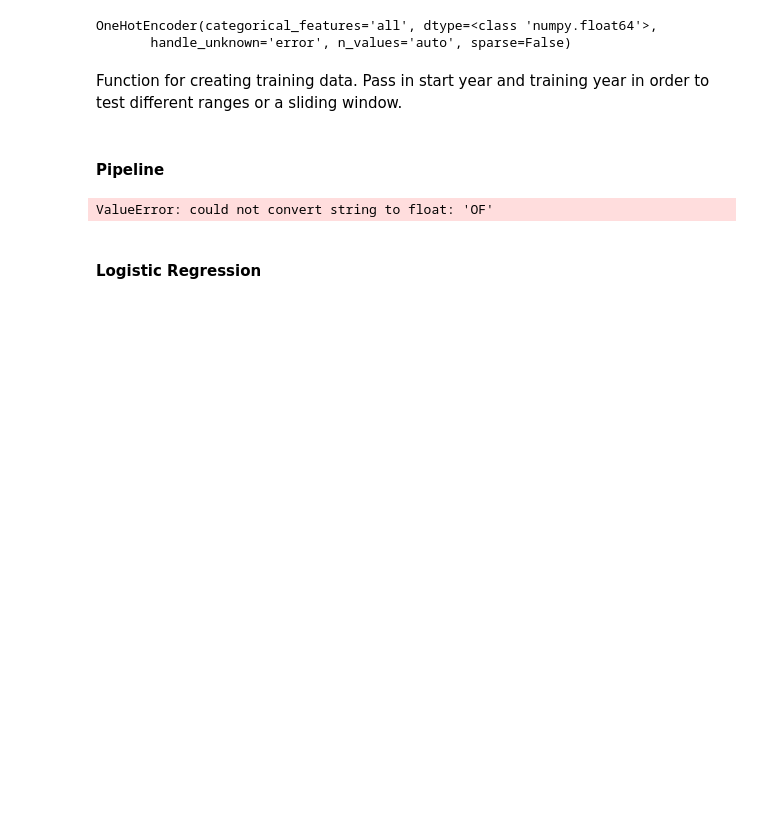
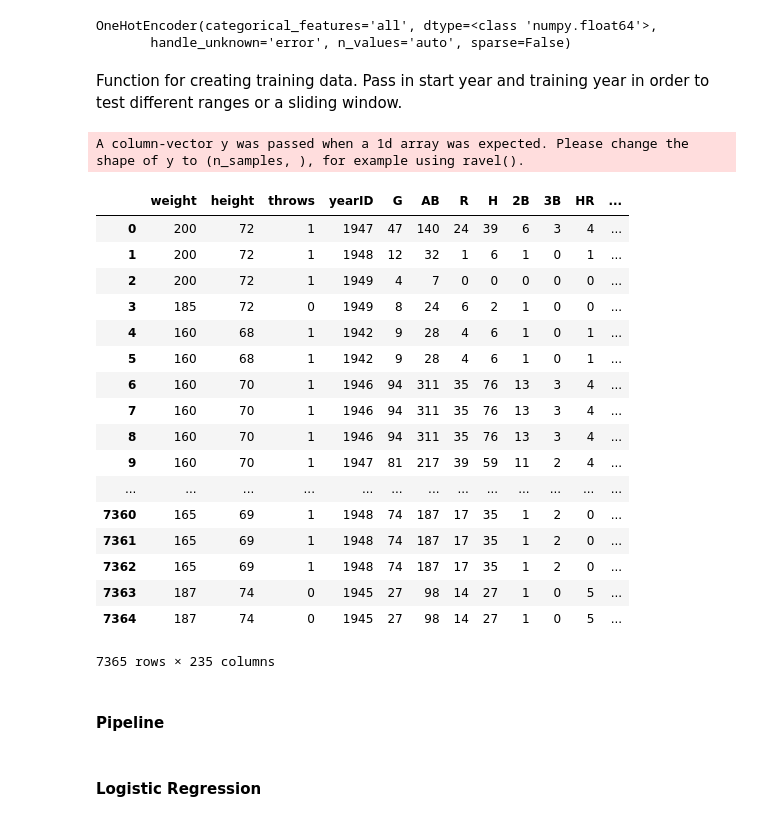
Before and after one commit to quincyschurr/machineLearning, a Jupyter notebook: Lab2/Lab2.ipynb, the cells around one changed output. Saved outputs shown, nothing was run; the diff lists cells and outputs as text; code cells hidden in the pictures; blank space fills up the shorter version.

Commit message:
OHE WORKS!!!!!!
Training data is OHE.

```diff
--- a/Lab2/Lab2.ipynb
+++ b/Lab2/Lab2.ipynb
@@ -54,15 +54,22 @@ from sklearn.preprocessing import OneHotEncoder
 
 team_list = pd.unique(batting.teamID)
 birthCountry_list = pd.unique(master.birthCountry.dropna())
+position_list = pd.unique(fielding.POS)
+bats_list = pd.unique(master.bats.dropna())
 
 le_team = LabelEncoder()
 le_country = LabelEncoder()
-#ohe_team = OneHotEncoder(categorical_features='teamID',sparse=False)
+le_position = LabelEncoder()
+le_bats = LabelEncoder()
 ohe_team = OneHotEncoder(sparse=False)
 ohe_country = OneHotEncoder(sparse=False)
+ohe_position = OneHotEncoder(sparse=False)
+ohe_bats = OneHotEncoder(sparse=False)
 
 ohe_team.fit(le_team.fit_transform(team_list).reshape(-1,1))
 ohe_country.fit(le_country.fit_transform(birthCountry_list).reshape(-1,1))
+ohe_position.fit(le_position.fit_transform(position_list).reshape(-1,1))
+ohe_bats.fit(le_bats.fit_transform(bats_list).reshape(-1,1))
 # %% [output]
 OneHotEncoder(categorical_features='all', dtype=<class 'numpy.float64'>,
        handle_unknown='error', n_values='auto', sparse=False)
@@ -91,9 +98,21 @@ def createTrainingData(start_year=1933, end_year=1949):
     for x in value_list:
         master_train[x] = master_train[x].astype(int)
 
-    '''teams = master_train.teamID
+    teams = master_train[['teamID']]
     teams = ohe_team.transform(le_team.transform(teams).reshape(-1,1))
-    print('This was teams')'''
+    teams_df = pd.DataFrame(data=teams, columns=le_team.classes_)
+
+    countries = master_train[['birthCountry']]
+    countries = ohe_country.transform(le_country.transform(countries).reshape(-1,1))
+    countries_df = pd.DataFrame(data=countries, columns=le_country.classes_)
+
+    positions = master_train[['POS']]
+    positions = ohe_position.transform(le_position.transform(positions).reshape(-1,1))
+    positions_df = pd.DataFrame(data=positions, columns=le_position.classes_)
+
+    bat_side = master_train[['bats']]
+    bat_side = ohe_bats.transform(le_bats.transform(bat_side).reshape(-1,1))
+    bat_side_df = pd.DataFrame(data=bat_side, columns=le_bats.classes_)
 
     #master_train.apply(ohe_team.transform(master_train['teamID']))
 
@@ -104,13 +123,46 @@ def createTrainingData(start_year=1933, end_year=1949):
     #x = pd.concat(x, pd.DataFrame(teams))
     y = (~ x.teamID_y.isnull()).astype(int)
 
+    master_train.reset_index(inplace=True)
+    teams_df.reset_index(inplace=True)
+    countries_df.reset_index(inplace=True)
+    positions_df.reset_index(inplace=True)
+    bat_side_df.reset_index(inplace=True)
 
-    #master_train.drop(['birthCountry', 'teamID', 'lgID', 'bats', 'throws', 'POS', 'debut', 'finalGame', 'playerID'], axis=1, inplace=True)
+    master_train.throws = (master_train.throws == 'R').astype(int)
+
+    bat_side_df.rename(columns={'R' : 'BR', 'L' : 'BL'}, inplace=True)
+
+    master_train.drop(['birthCountry', 'teamID', 'lgID', 'bats', 'POS', 'debut', 'finalGame', 'playerID'], axis=1, inplace=True)
+    master_train = pd.concat([master_train, teams_df, countries_df, positions_df, bat_side_df], axis = 1)
+    master_train.drop(['index'], axis=1, inplace=True)
 
     return master_train, y
 # %%
 master_train, allstar_in_range = createTrainingData()
+pd.set_option('display.max_columns', 155)
 #print(allstar_in_range[allstar_in_range==1])
+master_train
+# %% [output]
+A column-vector y was passed when a 1d array was expected. Please change the shape of y to (n_samples, ), for example using ravel().
+|  | weight | height | throws | yearID | G | AB | R | H | 2B | 3B | HR | ... |
+| 0 | 200 | 72 | 1 | 1947 | 47 | 140 | 24 | 39 | 6 | 3 | 4 | ... |
+| 1 | 200 | 72 | 1 | 1948 | 12 | 32 | 1 | 6 | 1 | 0 | 1 | ... |
+| 2 | 200 | 72 | 1 | 1949 | 4 | 7 | 0 | 0 | 0 | 0 | 0 | ... |
+| 3 | 185 | 72 | 0 | 1949 | 8 | 24 | 6 | 2 | 1 | 0 | 0 | ... |
+| 4 | 160 | 68 | 1 | 1942 | 9 | 28 | 4 | 6 | 1 | 0 | 1 | ... |
+| 5 | 160 | 68 | 1 | 1942 | 9 | 28 | 4 | 6 | 1 | 0 | 1 | ... |
+| 6 | 160 | 70 | 1 | 1946 | 94 | 311 | 35 | 76 | 13 | 3 | 4 | ... |
+| 7 | 160 | 70 | 1 | 1946 | 94 | 311 | 35 | 76 | 13 | 3 | 4 | ... |
+| 8 | 160 | 70 | 1 | 1946 | 94 | 311 | 35 | 76 | 13 | 3 | 4 | ... |
+| 9 | 160 | 70 | 1 | 1947 | 81 | 217 | 39 | 59 | 11 | 2 | 4 | ... |
+| ... | ... | ... | ... | ... | ... | ... | ... | ... | ... | ... | ... | ... |
+| 7360 | 165 | 69 | 1 | 1948 | 74 | 187 | 17 | 35 | 1 | 2 | 0 | ... |
+| 7361 | 165 | 69 | 1 | 1948 | 74 | 187 | 17 | 35 | 1 | 2 | 0 | ... |
+| 7362 | 165 | 69 | 1 | 1948 | 74 | 187 | 17 | 35 | 1 | 2 | 0 | ... |
+| 7363 | 187 | 74 | 0 | 1945 | 27 | 98 | 14 | 27 | 1 | 0 | 5 | ... |
+| 7364 | 187 | 74 | 0 | 1945 | 27 | 98 | 14 | 27 | 1 | 0 | 5 | ... |
+7365 rows × 235 columns
 # %%
 def createTestData(start_year=1950, end_year=2016):
     allstar_in_range = allstar.where((start_year + 1 <= allstar['yearID']) & (allstar['yearID'] <= end_year + 1)).dropna()
@@ -172,8 +224,6 @@ grid_search = GridSearchCV(pipe, param_grid=params)
 print(grid_search)
 
 #parameter scaling, PCA, hyperparameter (learning curve...)
-# %% [output]
-ValueError: could not convert string to float: 'OF'
 # %% [markdown]
 #### Logistic Regression
 # %%
```
